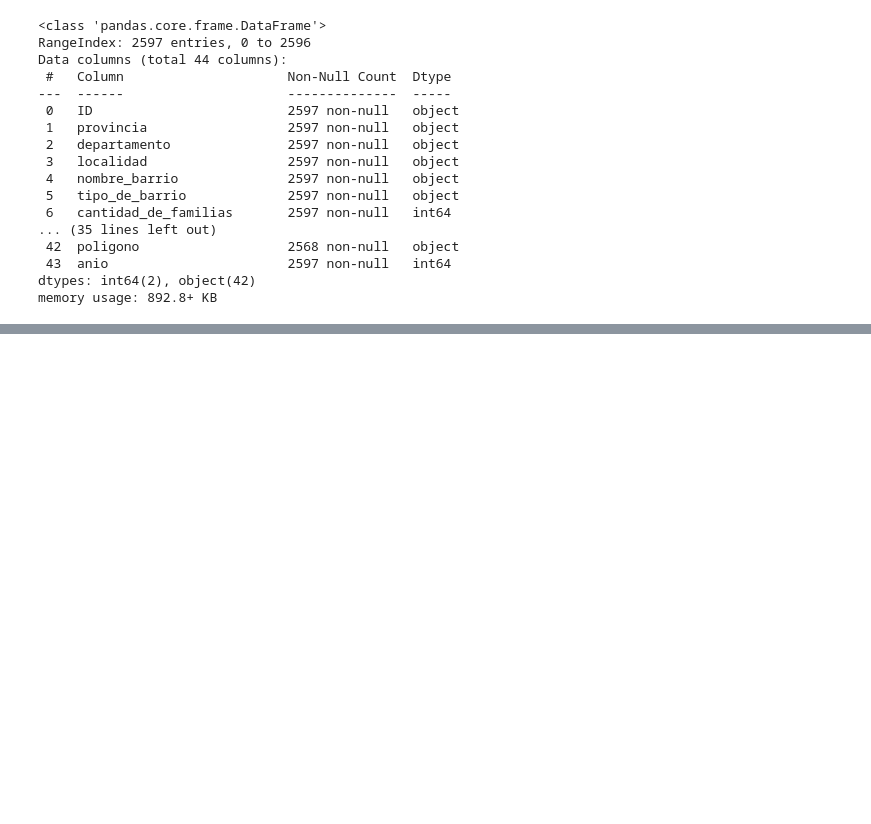
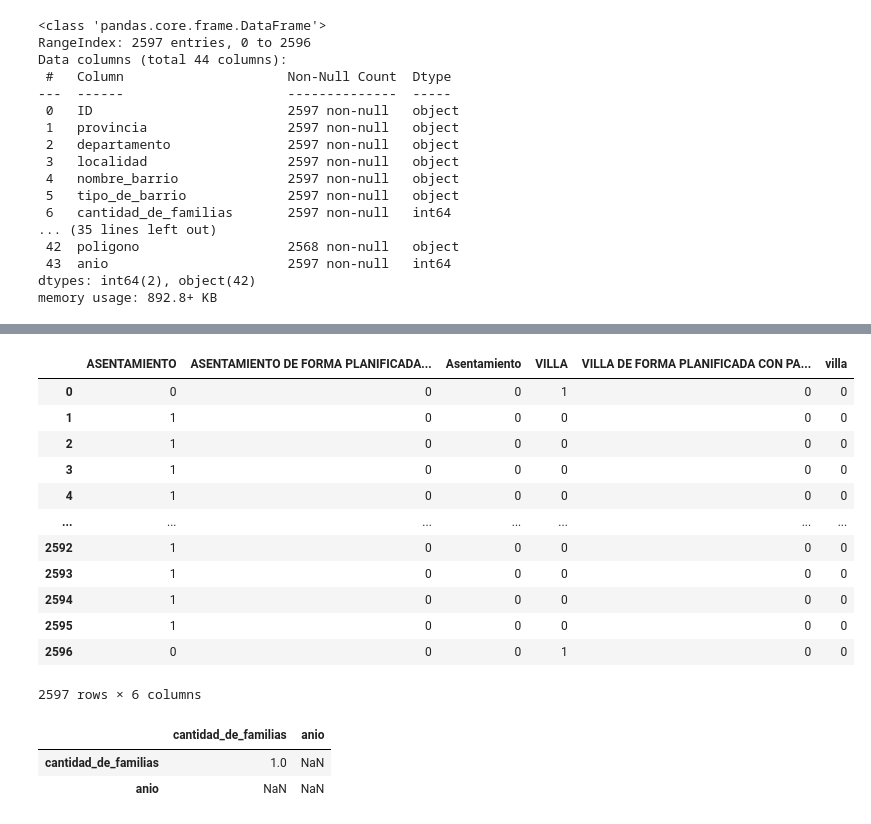
Before and after one commit to NestorDiazDataSC/Asentamientos-Informales, a Jupyter notebook: Informe.ipynb, the cells around one changed output, grey strips where cells are left out. Saved outputs shown, nothing was run; the diff lists cells and outputs as text; code cells hidden in the pictures; blank space fills up the shorter version.

```diff
--- a/Informe.ipynb
+++ b/Informe.ipynb
@@ -125,0 +138,22 @@ df.dropna() #
+# %%
+pd.get_dummies (df ["tipo_de_barrio"] )
+# %% [output]
+|  | ASENTAMIENTO | ASENTAMIENTO DE FORMA PLANIFICADA... | Asentamiento | VILLA | VILLA DE FORMA PLANIFICADA CON PA... | villa |
+| 0 | 0 | 0 | 0 | 1 | 0 | 0 |
+| 1 | 1 | 0 | 0 | 0 | 0 | 0 |
+| 2 | 1 | 0 | 0 | 0 | 0 | 0 |
+| 3 | 1 | 0 | 0 | 0 | 0 | 0 |
+| 4 | 1 | 0 | 0 | 0 | 0 | 0 |
+| ... | ... | ... | ... | ... | ... | ... |
+| 2592 | 1 | 0 | 0 | 0 | 0 | 0 |
+| 2593 | 1 | 0 | 0 | 0 | 0 | 0 |
+| 2594 | 1 | 0 | 0 | 0 | 0 | 0 |
+| 2595 | 1 | 0 | 0 | 0 | 0 | 0 |
+| 2596 | 0 | 0 | 0 | 1 | 0 | 0 |
+2597 rows × 6 columns
+# %%
+df.corr()
+# %% [output]
+|  | cantidad_de_familias | anio |
+| cantidad_de_familias | 1.0 | NaN |
+| anio | NaN | NaN |
```
Also changed, not shown: parts of 4 cells of this notebook.
